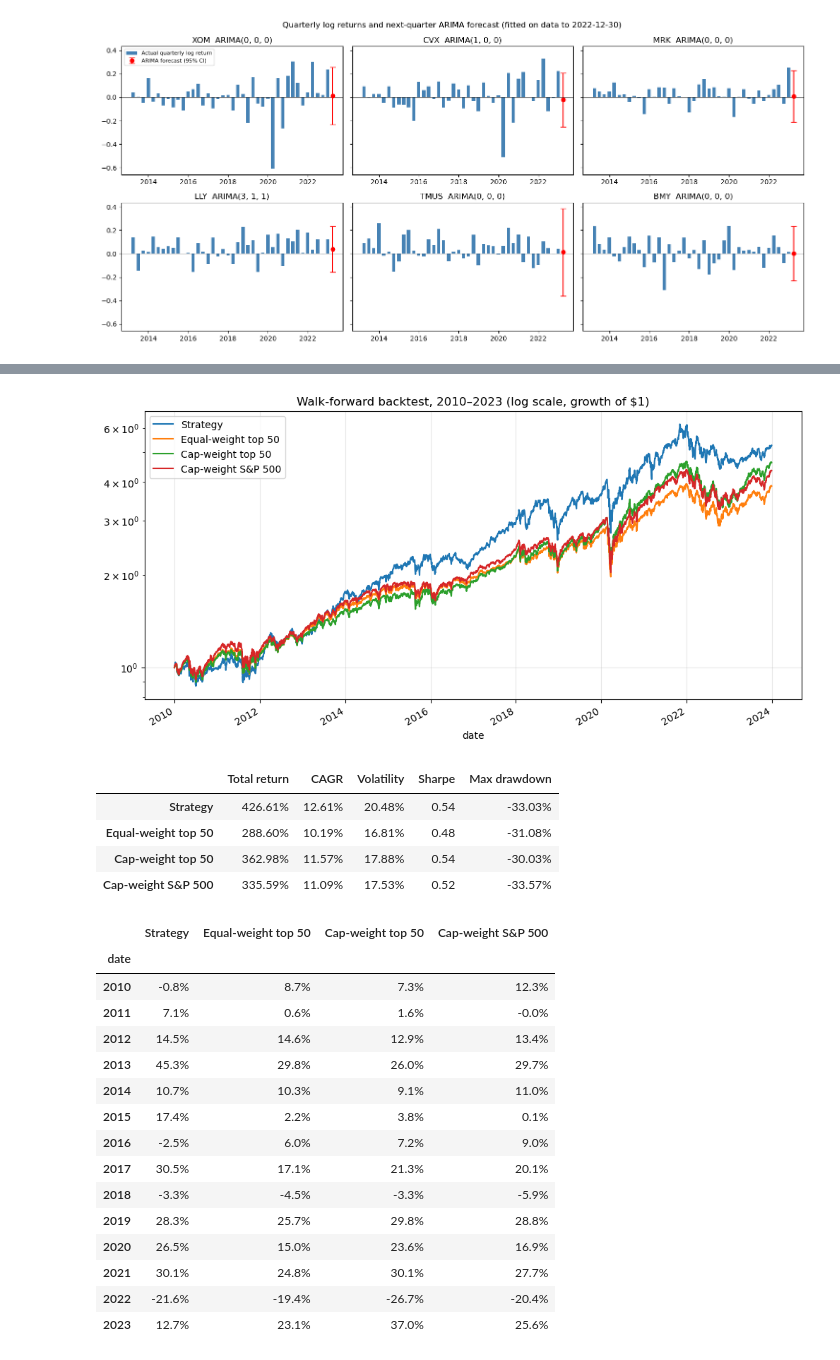
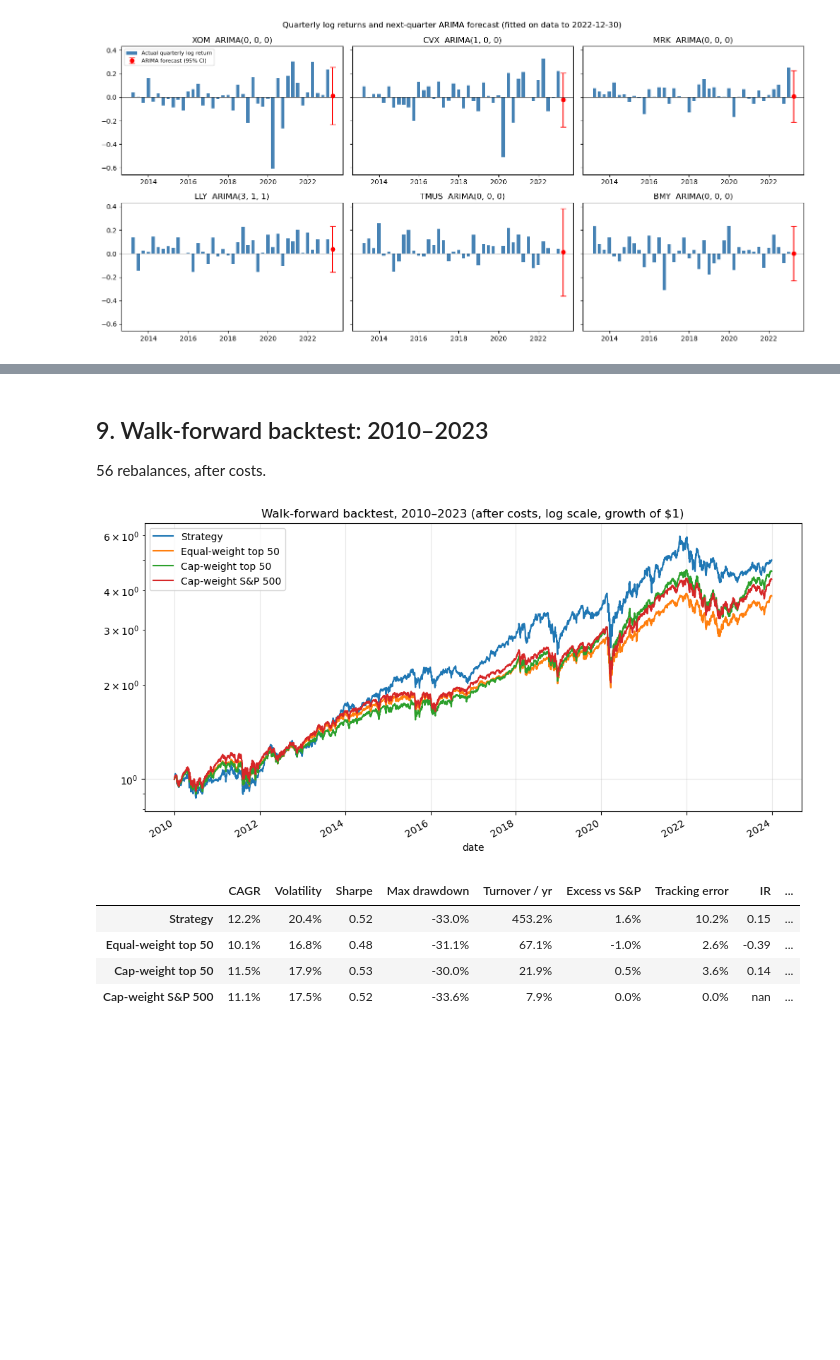
Before and after one commit to AimanxxAnsari/momentum-trading-strategy, a Jupyter notebook: main.ipynb, the cells around one changed output, grey strips where cells are left out. Saved outputs shown, nothing was run; the diff lists cells and outputs as text; code cells hidden in the pictures; blank space fills up the shorter version.

```diff
--- a/main.ipynb
+++ b/main.ipynb
@@ -181,13 +224,12 @@ def momentum_signals(date, tickers):
     return pd.DataFrame(rows).T
 
 
-def select_stocks(date, uni):
-    sig = momentum_signals(date, list(uni.index))
-    eligible = sig[sig["rsi"] < RSI_MAX]
-    return eligible.sort_values("momentum_12_1", ascending=False).head(N_SELECT)
+def select_stocks(signals, n_select, rsi_max):
+    eligible = signals[signals["rsi"] < rsi_max]
+    return eligible.sort_values("momentum_12_1", ascending=False).head(n_select)
 
 
-selected = select_stocks(FIRST, uni)
+selected = select_stocks(momentum_signals(FIRST, list(uni.index)), BASE["n_select"], BASE["rsi_max"])
 print(f"Selected {len(selected)} stocks on {FIRST.date()}")
 selected
 # %% [output]
@@ -458,0 +461,11 @@ perf_2023.style.format("{:.2%}").format("{:.2f}", subset=["Sharpe"])
+# %%
+t0 = time.time()
+context = {}
+for f in long_dates:
+    u = universe(f)
+    sp = universe(f, size=10_000)
+    context[f] = {"universe": u, "sp500": sp, "signals": momentum_signals(f, list(u.index))}
+all_views = arima_views([(f, t) for f in long_dates for t in context[f]["signals"].index])
+for f in long_dates:
+    context[f]["views"] = pd.Series({t: all_views[(f, t)]["view_annual"] for t in context[f]["signals"].index})
+print(f"Precomputed {len(context)} rebalance dates in {time.time() - t0:.0f}s")
@@ -502,35 +603,20 @@ One year is only four rebalances, too few to judge a strategy. The same walk-for
+# %% [markdown]
+## 9. Walk-forward backtest: 2010–2023
+
+56 rebalances, after costs.
 # %%
-if RUN_LONG_BACKTEST:
-    curves_long, alloc_long = backtest(LONG_START, LONG_END, verbose=False)
-    perf_long = performance(curves_long)
-    curves_long.plot(figsize=(12, 6), logy=True, title="Walk-forward backtest, 2010–2023 (log scale, growth of $1)")
-    plt.grid(alpha=0.3)
-    plt.show()
+curves_long, logs_long = run({**STRATEGY, **BENCHMARKS}, long_dates, LONG_END)
+perf_long = performance(curves_long)
 
-    yearly = curves_long.resample(pd.offsets.YearEnd()).last().pct_change().dropna()
-    yearly.index = yearly.index.year
-    display(perf_long.style.format("{:.2%}").format("{:.2f}", subset=["Sharpe"]))
-    display(yearly.style.format("{:.1%}"))
+pd.DataFrame(curves_long).plot(figsize=(12, 6), logy=True,
+                               title="Walk-forward backtest, 2010–2023 (after costs, log scale, growth of $1)")
+plt.grid(alpha=0.3)
+plt.show()
+show_performance(perf_long)
 # %% [output]
-[figure, old version]
+[figure, new version]
-|  | Total return | CAGR | Volatility | Sharpe | Max drawdown |
-| Strategy | 426.61% | 12.61% | 20.48% | 0.54 | -33.03% |
-| Equal-weight top 50 | 288.60% | 10.19% | 16.81% | 0.48 | -31.08% |
-| Cap-weight top 50 | 362.98% | 11.57% | 17.88% | 0.54 | -30.03% |
-| Cap-weight S&P 500 | 335.59% | 11.09% | 17.53% | 0.52 | -33.57% |
+|  | CAGR | Volatility | Sharpe | Max drawdown | Turnover / yr | Excess vs S&P | Tracking error | IR | ... |
+| Strategy | 12.2% | 20.4% | 0.52 | -33.0% | 453.2% | 1.6% | 10.2% | 0.15 | ... |
+| Equal-weight top 50 | 10.1% | 16.8% | 0.48 | -31.1% | 67.1% | -1.0% | 2.6% | -0.39 | ... |
+| Cap-weight top 50 | 11.5% | 17.9% | 0.53 | -30.0% | 21.9% | 0.5% | 3.6% | 0.14 | ... |
+| Cap-weight S&P 500 | 11.1% | 17.5% | 0.52 | -33.6% | 7.9% | 0.0% | 0.0% | nan | ... |
-|  | Strategy | Equal-weight top 50 | Cap-weight top 50 | Cap-weight S&P 500 |
-| date |  |  |  |  |
-| 2010 | -0.8% | 8.7% | 7.3% | 12.3% |
-| 2011 | 7.1% | 0.6% | 1.6% | -0.0% |
-| 2012 | 14.5% | 14.6% | 12.9% | 13.4% |
-| 2013 | 45.3% | 29.8% | 26.0% | 29.7% |
-| 2014 | 10.7% | 10.3% | 9.1% | 11.0% |
-| 2015 | 17.4% | 2.2% | 3.8% | 0.1% |
-| 2016 | -2.5% | 6.0% | 7.2% | 9.0% |
-| 2017 | 30.5% | 17.1% | 21.3% | 20.1% |
-| 2018 | -3.3% | -4.5% | -3.3% | -5.9% |
-| 2019 | 28.3% | 25.7% | 29.8% | 28.8% |
-| 2020 | 26.5% | 15.0% | 23.6% | 16.9% |
-| 2021 | 30.1% | 24.8% | 30.1% | 27.7% |
-| 2022 | -21.6% | -19.4% | -26.7% | -20.4% |
-| 2023 | 12.7% | 23.1% | 37.0% | 25.6% |
```
Also changed, not shown: parts of 42 cells of this notebook, 1 other file.
